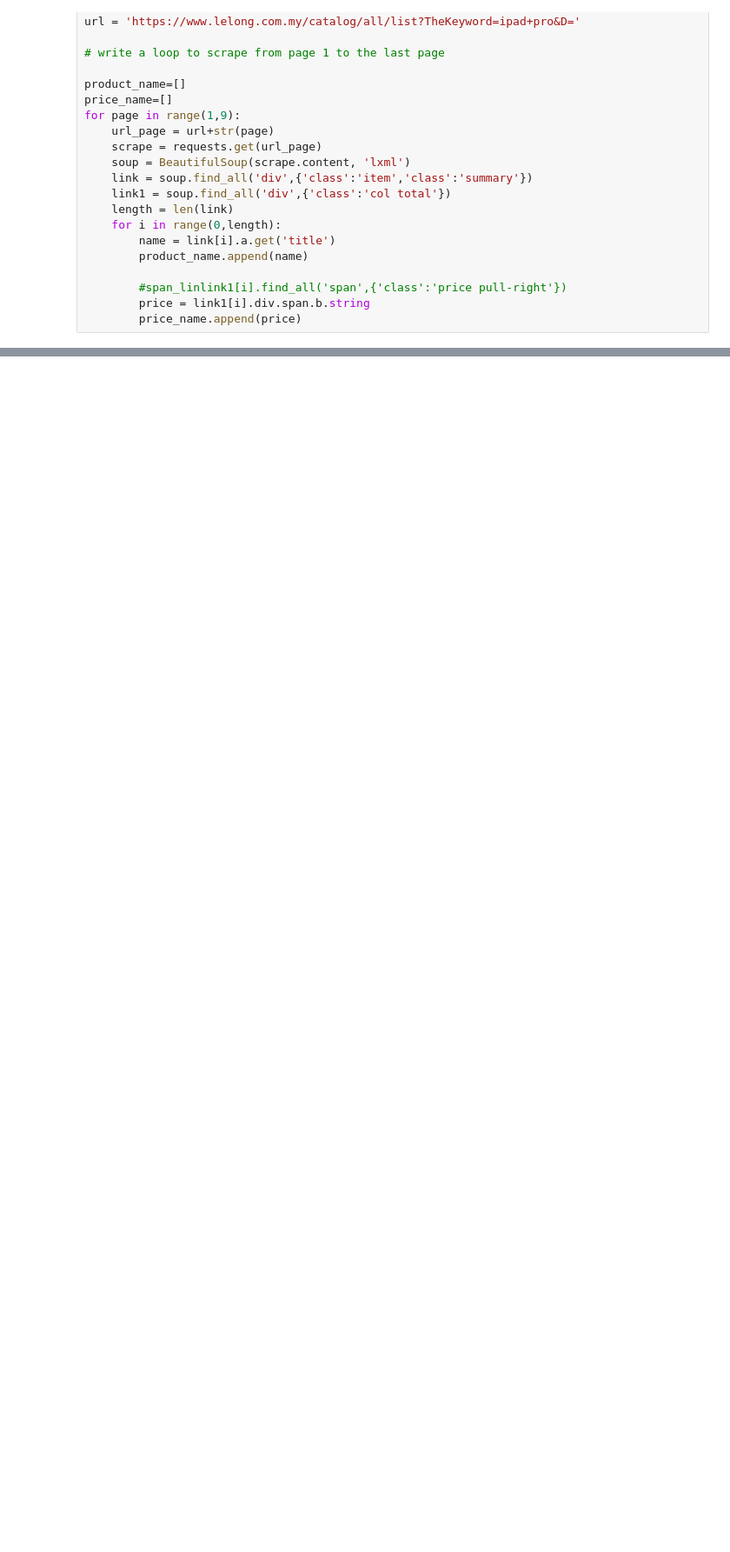
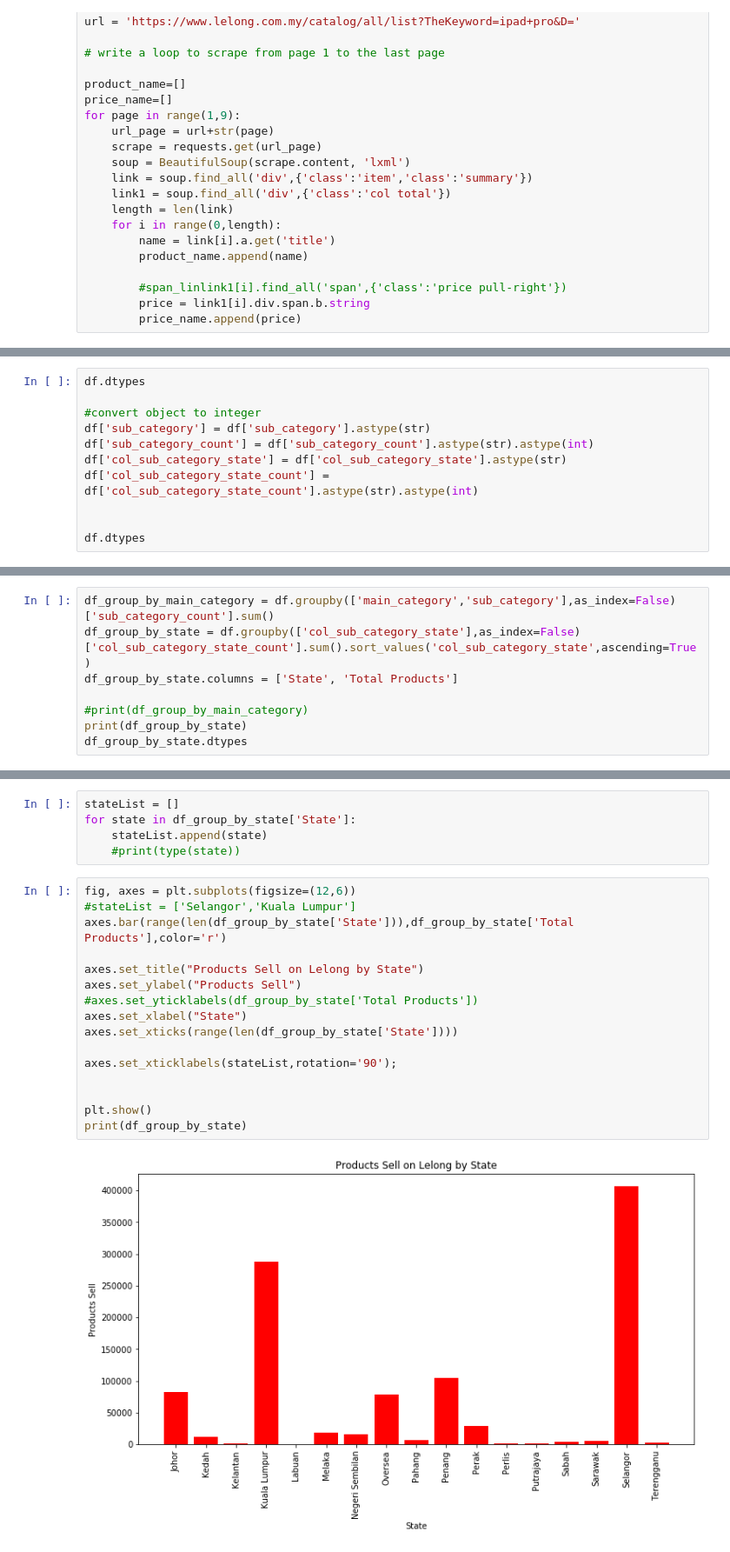
Before and after one commit to cikguet/EDS-Assignment3, a Jupyter notebook: Assignment3.ipynb, the cells around one changed output, grey strips where cells are left out. Shown: that part at 87% size. Cells and saved outputs as stored; diff of their text form; blank space fills up the shorter version.

```diff
--- a/Assignment3.ipynb
+++ b/Assignment3.ipynb
@@ -102,0 +299,11 @@ df
+# %%
+df.dtypes
+
+#convert object to integer
+df['sub_category'] = df['sub_category'].astype(str)
+df['sub_category_count'] = df['sub_category_count'].astype(str).astype(int)
+df['col_sub_category_state'] = df['col_sub_category_state'].astype(str)
+df['col_sub_category_state_count'] = df['col_sub_category_state_count'].astype(str).astype(int)
+
+
+df.dtypes
@@ -102,0 +317,8 @@ df
+# %%
+df_group_by_main_category = df.groupby(['main_category','sub_category'],as_index=False)['sub_category_count'].sum()
+df_group_by_state = df.groupby(['col_sub_category_state'],as_index=False)['col_sub_category_state_count'].sum().sort_values('col_sub_category_state',ascending=True)
+df_group_by_state.columns = ['State', 'Total Products']
+
+#print(df_group_by_main_category)
+print(df_group_by_state)
+df_group_by_state.dtypes
@@ -102,0 +347,23 @@ df
+# %%
+stateList = []
+for state in df_group_by_state['State']:
+    stateList.append(state)
+    #print(type(state))
+# %%
+fig, axes = plt.subplots(figsize=(12,6))
+#stateList = ['Selangor','Kuala Lumpur']
+axes.bar(range(len(df_group_by_state['State'])),df_group_by_state['Total Products'],color='r')
+
+axes.set_title("Products Sell on Lelong by State")
+axes.set_ylabel("Products Sell")
+#axes.set_yticklabels(df_group_by_state['Total Products'])
+axes.set_xlabel("State")
+axes.set_xticks(range(len(df_group_by_state['State'])))
+
+axes.set_xticklabels(stateList,rotation='90');
+
+
+plt.show()
+print(df_group_by_state)
+# %% [output]
+[figure, added]
```
Also changed, not shown: parts of 11 cells of this notebook.
